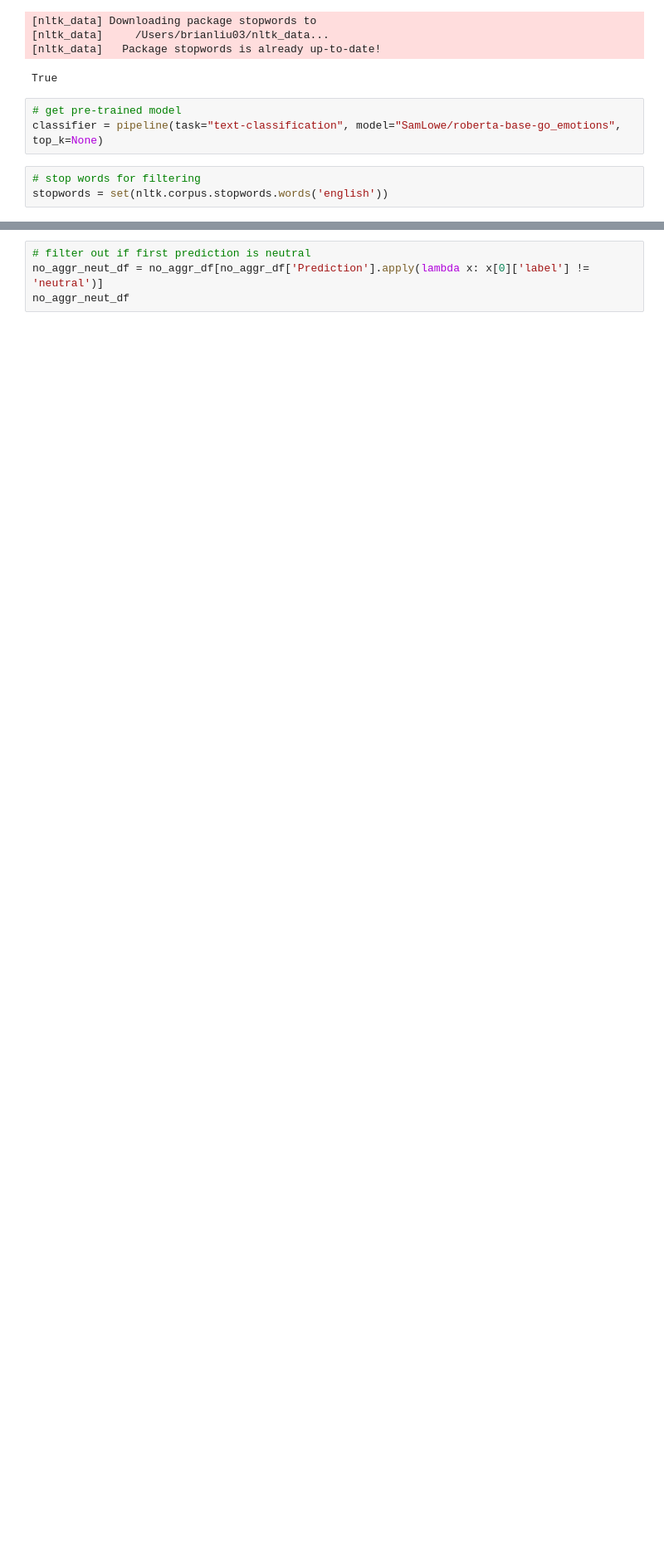
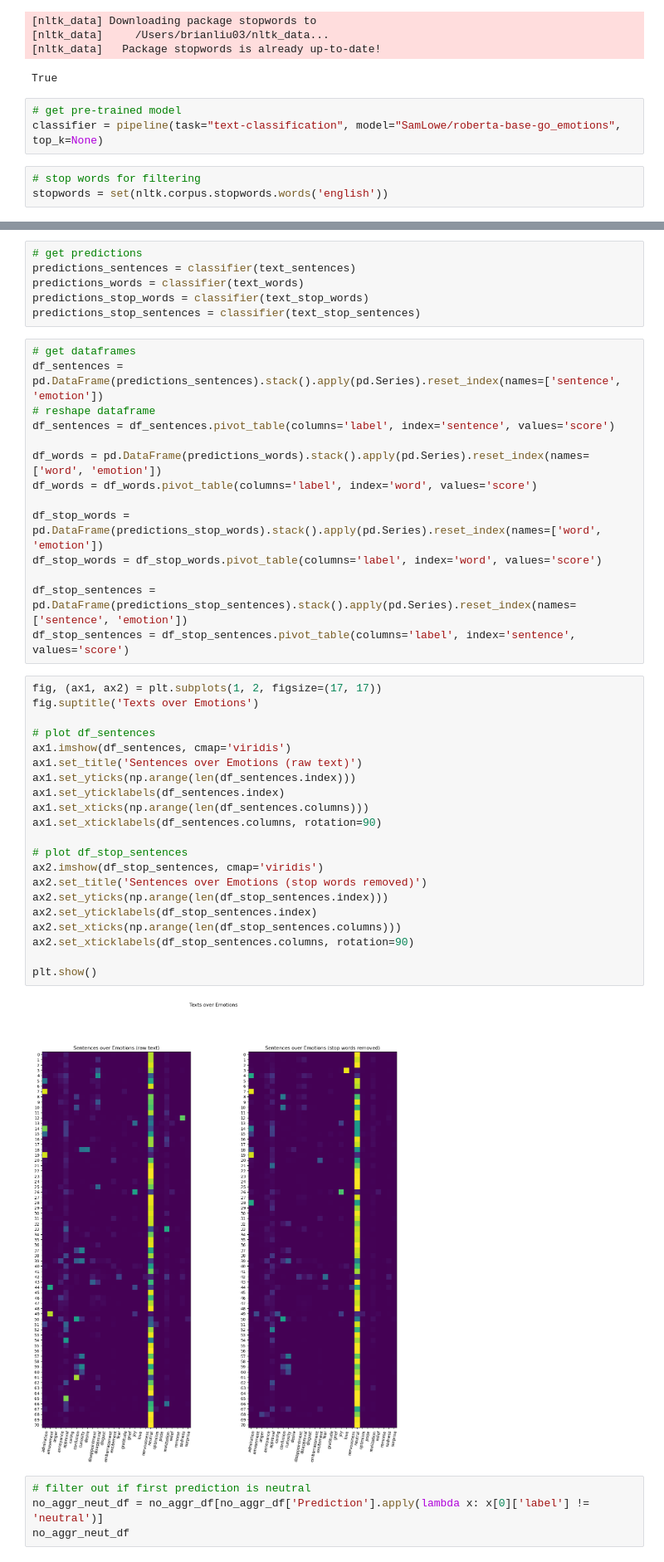
Before and after one commit to brianliu03/sentiment-analysis, a Jupyter notebook: chopin.ipynb, the cells around one changed output, grey strips where cells are left out. Shown at 83% size. Drawn from its saved outputs; the diff is of its cells as text; blank space fills up the shorter version.

Commit message:
First plot

```diff
--- a/chopin.ipynb
+++ b/chopin.ipynb
@@ -38,3 +53,46 @@ no_aggr_df = pd.DataFrame({'Word': text, 'Prediction': predictions})
+# %%
+# get predictions
+predictions_sentences = classifier(text_sentences)
+predictions_words = classifier(text_words)
+predictions_stop_words = classifier(text_stop_words)
+predictions_stop_sentences = classifier(text_stop_sentences)
+# %%
+# get dataframes
+df_sentences = pd.DataFrame(predictions_sentences).stack().apply(pd.Series).reset_index(names=['sentence', 'emotion'])
+# reshape dataframe
+df_sentences = df_sentences.pivot_table(columns='label', index='sentence', values='score')
+
+df_words = pd.DataFrame(predictions_words).stack().apply(pd.Series).reset_index(names=['word', 'emotion'])
+df_words = df_words.pivot_table(columns='label', index='word', values='score')
+
+df_stop_words = pd.DataFrame(predictions_stop_words).stack().apply(pd.Series).reset_index(names=['word', 'emotion'])
+df_stop_words = df_stop_words.pivot_table(columns='label', index='word', values='score')
+
+df_stop_sentences = pd.DataFrame(predictions_stop_sentences).stack().apply(pd.Series).reset_index(names=['sentence', 'emotion'])
+df_stop_sentences = df_stop_sentences.pivot_table(columns='label', index='sentence', values='score')
+# %%
+fig, (ax1, ax2) = plt.subplots(1, 2, figsize=(17, 17))
+fig.suptitle('Texts over Emotions')
+
+# plot df_sentences
+ax1.imshow(df_sentences, cmap='viridis')
+ax1.set_title('Sentences over Emotions (raw text)')
+ax1.set_yticks(np.arange(len(df_sentences.index)))
+ax1.set_yticklabels(df_sentences.index)
+ax1.set_xticks(np.arange(len(df_sentences.columns)))
+ax1.set_xticklabels(df_sentences.columns, rotation=90)
+
+# plot df_stop_sentences
+ax2.imshow(df_stop_sentences, cmap='viridis')
+ax2.set_title('Sentences over Emotions (stop words removed)')
+ax2.set_yticks(np.arange(len(df_stop_sentences.index)))
+ax2.set_yticklabels(df_stop_sentences.index)
+ax2.set_xticks(np.arange(len(df_stop_sentences.columns)))
+ax2.set_xticklabels(df_stop_sentences.columns, rotation=90)
+
+plt.show()
+# %% [output]
+[figure, added]
 # %%
 # filter out if first prediction is neutral
 no_aggr_neut_df = no_aggr_df[no_aggr_df['Prediction'].apply(lambda x: x[0]['label'] != 'neutral')]
```
Also changed, not shown: parts of 6 cells of this notebook, 1 other file.
